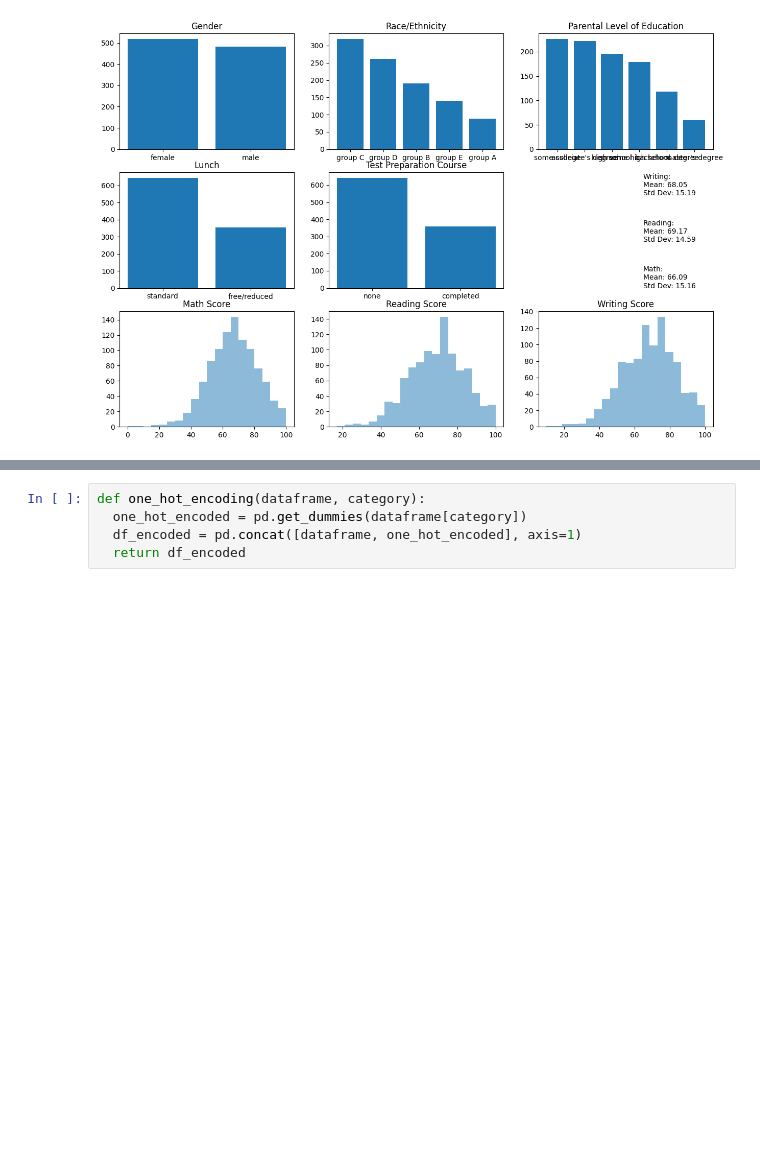
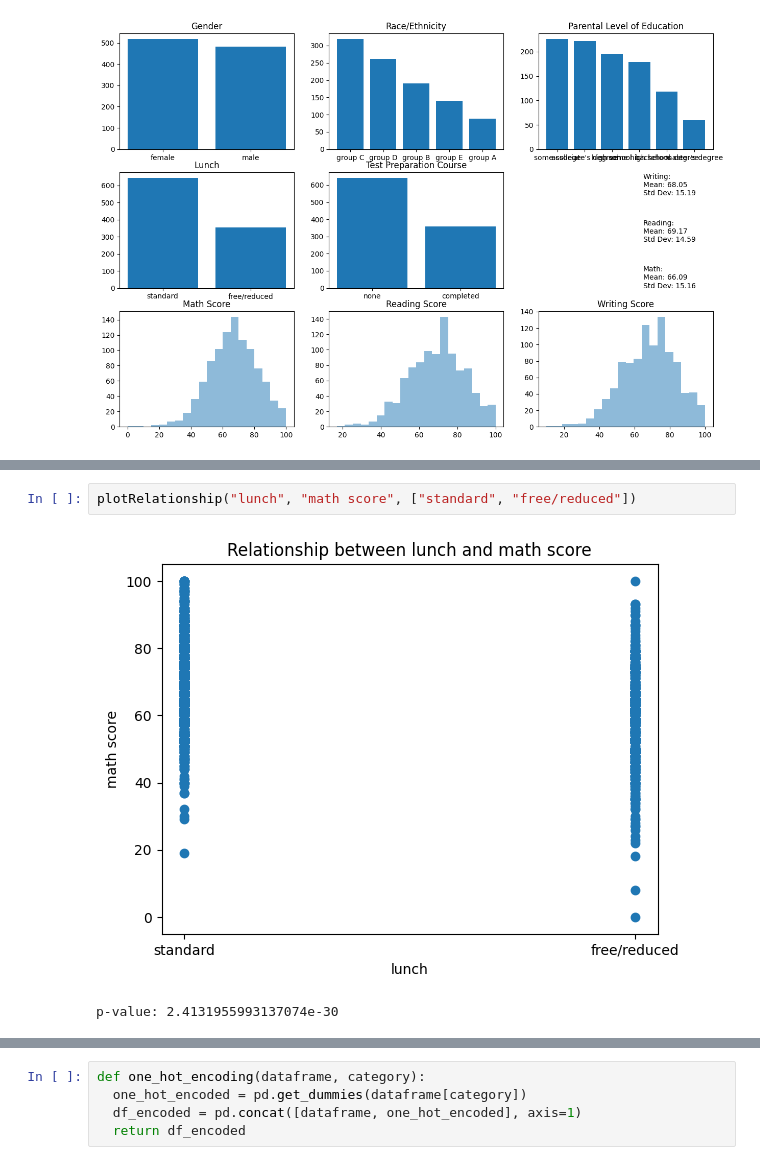
Before and after one commit to JatsaCantWin/msc_machine-learning, a Jupyter notebook: ExamResultPrediction.ipynb, the cells around one changed output, grey strips where cells are left out. Drawn from its saved outputs; the diff is of its cells as text; blank space fills up the shorter version.

```diff
--- a/ExamResultPrediction.ipynb
+++ b/ExamResultPrediction.ipynb
@@ -81,0 +121,5 @@ plt.show()
+# %%
+plotRelationship("lunch", "math score", ["standard", "free/reduced"])
+# %% [output]
+[figure, added]
+p-value: 2.4131955993137074e-30
```
Also changed, not shown: parts of 21 cells of this notebook.
